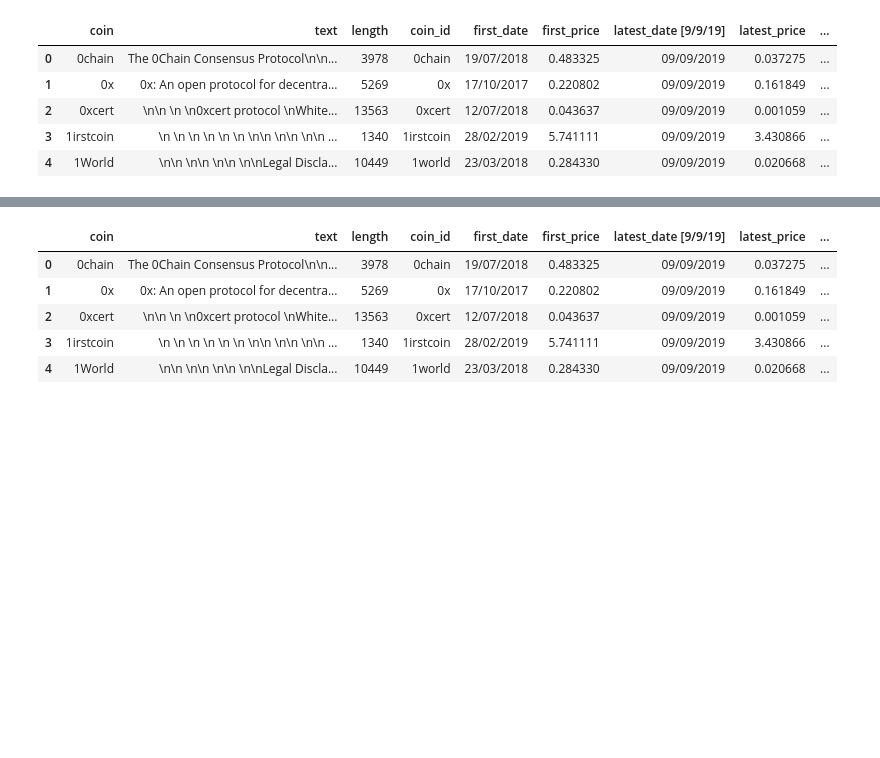
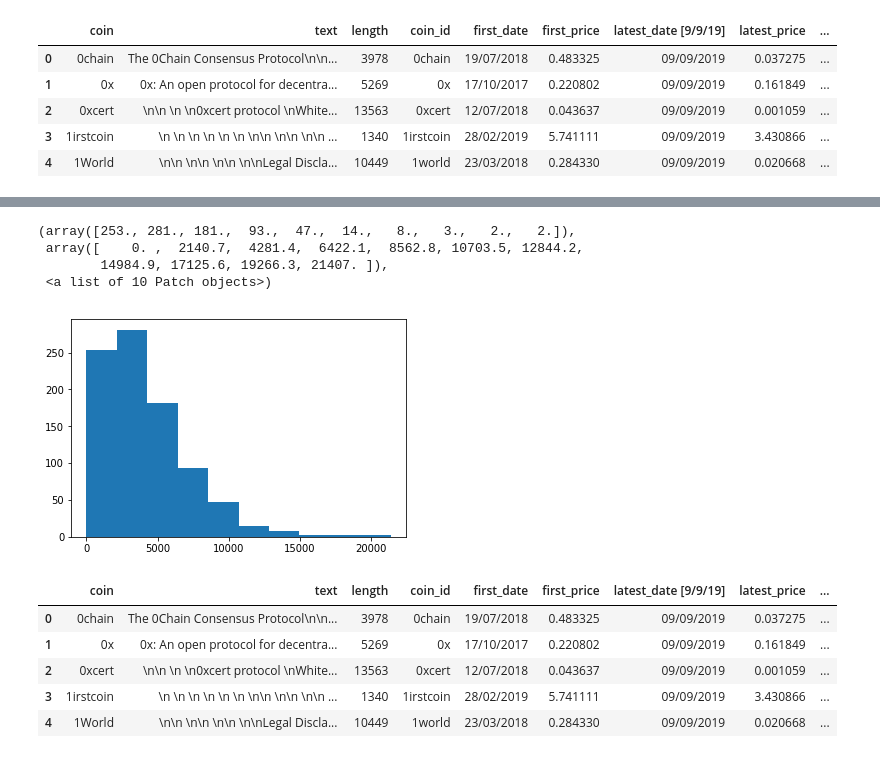
Before and after one commit to aziz0519/Data-Science-Projects, a Jupyter notebook: Text_analytics_of_blockchain_whitepapers.ipynb, the cells around one changed output, grey strips where cells are left out. Drawn from its saved outputs; the diff is of its cells as text; code cells hidden in the pictures; blank space fills up the shorter version.

```diff
--- a/Text_analytics_of_blockchain_whitepapers.ipynb
+++ b/Text_analytics_of_blockchain_whitepapers.ipynb
@@ -248,3 +253,11 @@ data.head()
+# %%
+plt.hist(data['text_corpus_length'])
+# %% [output]
+(array([253., 281., 181.,  93.,  47.,  14.,   8.,   3.,   2.,   2.]),
+ array([    0. ,  2140.7,  4281.4,  6422.1,  8562.8, 10703.5, 12844.2,
+        14984.9, 17125.6, 19266.3, 21407. ]),
+ <a list of 10 Patch objects>)
+[figure, added]
 # %%
 hasGithub = []
 
```
Also changed, not shown: parts of 90 cells of this notebook.
